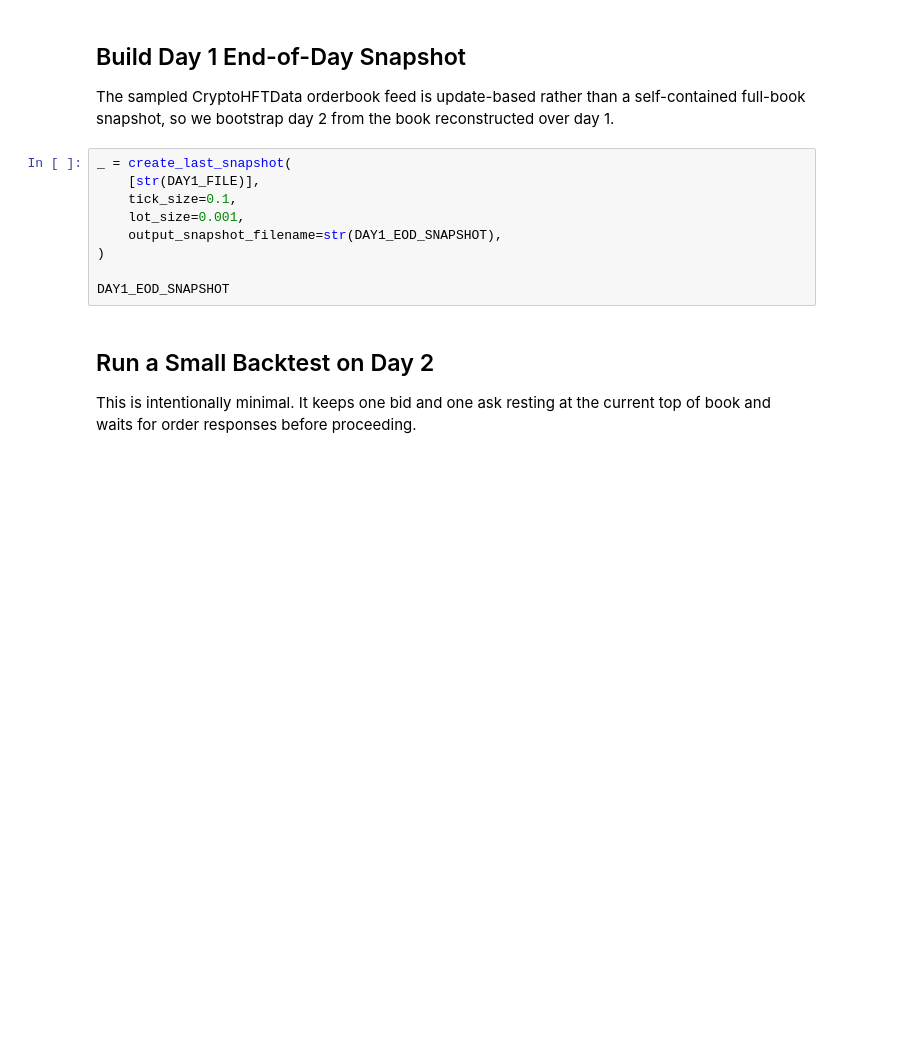
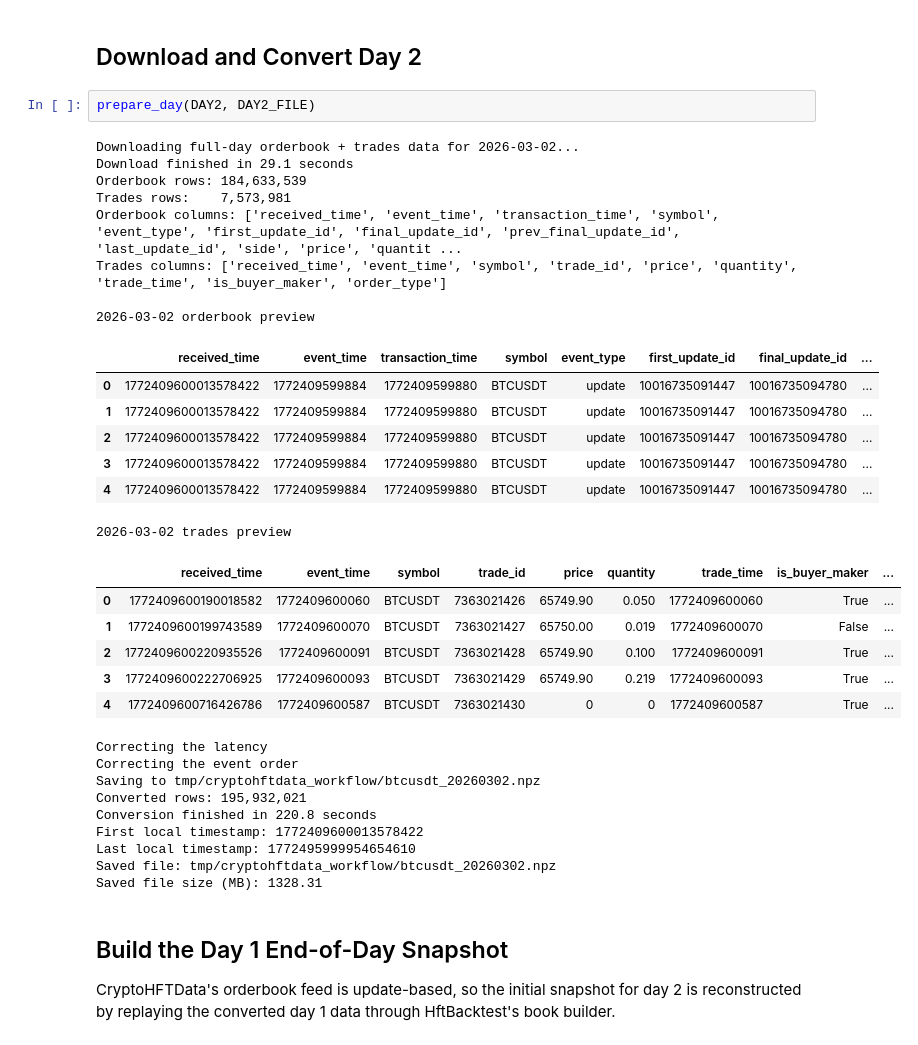
Before and after one commit to hmate9/hftbacktest, a Jupyter notebook: examples/CryptoHFTData Workflow.ipynb, the cells around one changed output. Saved outputs shown, nothing was run; the diff lists cells and outputs as text; blank space fills up the shorter version.

```diff
--- a/examples/CryptoHFTData Workflow.ipynb
+++ b/examples/CryptoHFTData Workflow.ipynb
@@ -79,17 +165,39 @@ DAY2_FILE
+# %% [markdown]
+## Download and Convert Day 2
+# %%
+prepare_day(DAY2, DAY2_FILE)
+# %% [output]
+Downloading full-day orderbook + trades data for 2026-03-02...
+Download finished in 29.1 seconds
+Orderbook rows: 184,633,539
+Trades rows:    7,573,981
+Orderbook columns: ['received_time', 'event_time', 'transaction_time', 'symbol', 'event_type', 'first_update_id', 'final_update_id', 'prev_final_update_id', 'last_update_id', 'side', 'price', 'quantit ...
+Trades columns: ['received_time', 'event_time', 'symbol', 'trade_id', 'price', 'quantity', 'trade_time', 'is_buyer_maker', 'order_type']
+
+2026-03-02 orderbook preview
+|  | received_time | event_time | transaction_time | symbol | event_type | first_update_id | final_update_id | ... |
+| 0 | 1772409600013578422 | 1772409599884 | 1772409599880 | BTCUSDT | update | 10016735091447 | 10016735094780 | ... |
+| 1 | 1772409600013578422 | 1772409599884 | 1772409599880 | BTCUSDT | update | 10016735091447 | 10016735094780 | ... |
+| 2 | 1772409600013578422 | 1772409599884 | 1772409599880 | BTCUSDT | update | 10016735091447 | 10016735094780 | ... |
+| 3 | 1772409600013578422 | 1772409599884 | 1772409599880 | BTCUSDT | update | 10016735091447 | 10016735094780 | ... |
+| 4 | 1772409600013578422 | 1772409599884 | 1772409599880 | BTCUSDT | update | 10016735091447 | 10016735094780 | ... |
+2026-03-02 trades preview
+|  | received_time | event_time | symbol | trade_id | price | quantity | trade_time | is_buyer_maker | ... |
+| 0 | 1772409600190018582 | 1772409600060 | BTCUSDT | 7363021426 | 65749.90 | 0.050 | 1772409600060 | True | ... |
+| 1 | 1772409600199743589 | 1772409600070 | BTCUSDT | 7363021427 | 65750.00 | 0.019 | 1772409600070 | False | ... |
+| 2 | 1772409600220935526 | 1772409600091 | BTCUSDT | 7363021428 | 65749.90 | 0.100 | 1772409600091 | True | ... |
+| 3 | 1772409600222706925 | 1772409600093 | BTCUSDT | 7363021429 | 65749.90 | 0.219 | 1772409600093 | True | ... |
+| 4 | 1772409600716426786 | 1772409600587 | BTCUSDT | 7363021430 | 0 | 0 | 1772409600587 | True | ... |
+Correcting the latency
+Correcting the event order
+Saving to tmp/cryptohftdata_workflow/btcusdt_20260302.npz
+Converted rows: 195,932,021
+Conversion finished in 220.8 seconds
+First local timestamp: 1772409600013578422
+Last local timestamp: 1772495999954654610
+Saved file: tmp/cryptohftdata_workflow/btcusdt_20260302.npz
+Saved file size (MB): 1328.31
 # %% [markdown]
-## Build Day 1 End-of-Day Snapshot
+## Build the Day 1 End-of-Day Snapshot
 
-The sampled CryptoHFTData orderbook feed is update-based rather than a self-contained full-book snapshot, so we bootstrap day 2 from the book reconstructed over day 1.
+CryptoHFTData's orderbook feed is update-based, so the initial snapshot for day 2 is reconstructed by replaying the converted day 1 data through HftBacktest's book builder.
-# %%
-_ = create_last_snapshot(
-    [str(DAY1_FILE)],
-    tick_size=0.1,
-    lot_size=0.001,
-    output_snapshot_filename=str(DAY1_EOD_SNAPSHOT),
-)
-
-DAY1_EOD_SNAPSHOT
-# %% [markdown]
-## Run a Small Backtest on Day 2
-
-This is intentionally minimal. It keeps one bid and one ask resting at the current top of book and waits for order responses before proceeding.
```
Also changed, not shown: parts of 22 cells of this notebook.
